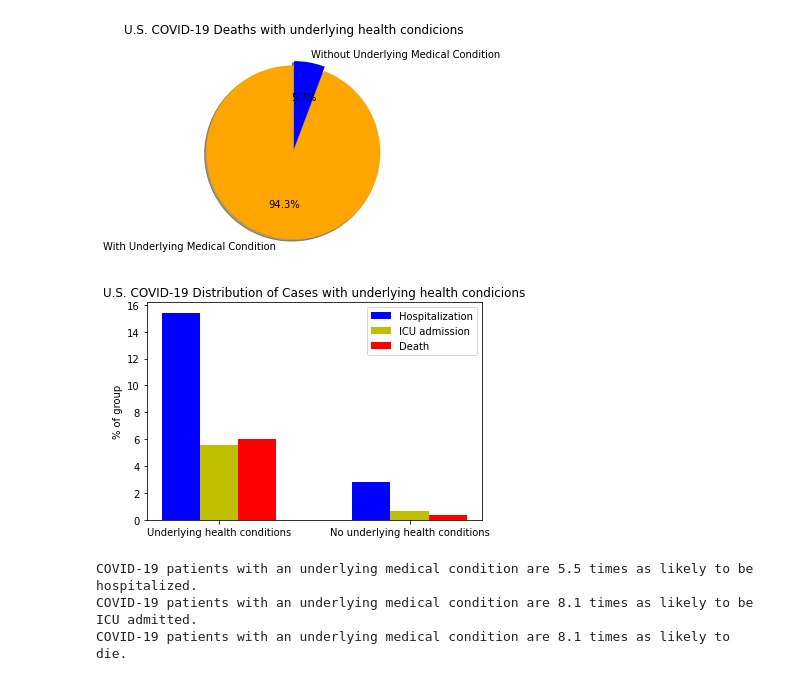
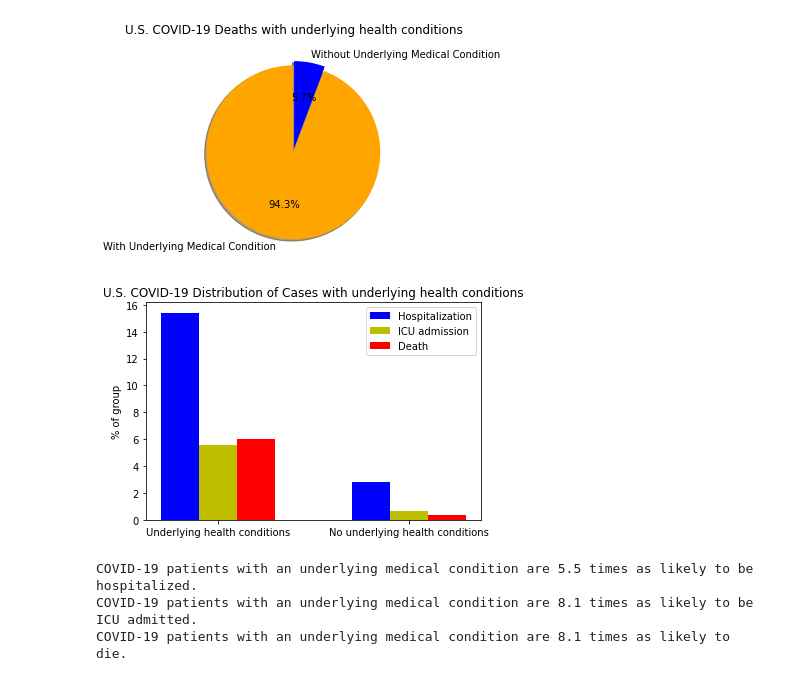
Before and after one commit to hjfeldy/Covid, a Jupyter notebook: Presentation Notebook.ipynb, the cells around one changed output. Saved outputs shown, nothing was run; the diff lists cells and outputs as text; code cells hidden in the pictures.

```diff
--- a/Presentation Notebook.ipynb
+++ b/Presentation Notebook.ipynb
@@ -488,31 +488,31 @@ plt.show()
 # %% [output]
 [figure]
 # %%
-### Bar plot of distribution of COVID-19 Risk with underlying health condicions.
+### Bar plot of distribution of COVID-19 Risk with underlying health conditions.
 
-# Bar plot showing the distribution of COVID-19 Cases with underlying health condicions.
+# Bar plot showing the distribution of COVID-19 Cases with underlying health conditions.
 
 labels = ['Underlying health conditions', 'No underlying health conditions']
 y1 = med_cond_hospitalization_pct
 y2 = med_cond_icu_pct
 y3 = med_cond_death_pct
 
 x = np.arange(len(labels))  # the label locations
 width = 0.2
 
 
 fig, ax = plt.subplots()
 rects2 = ax.bar(x - width, y1, width, label='Hospitalization', color='b')
 rects3 = ax.bar(x , y2, width, label='ICU admission', color='y')
 rects4 = ax.bar(x + width, y3, width, label='Death', color='r')
 ax.set_ylabel('% of group')
-ax.set_title('U.S. COVID-19 Distribution of Cases with underlying health condicions')
+ax.set_title('U.S. COVID-19 Distribution of Cases with underlying health conditions')
 ax.set_xticks(x)
 ax.set_xticklabels(labels, rotation='horizontal')
 ax.legend()
 
 plt.savefig('Images/US_Covid_distribution_of_cases_with_medcond.png')
 plt.show()
 # %% [output]
-[figure, old version]
+[figure, new version]
 # %%
```
Also changed, not shown: parts of 7 cells of this notebook, 5 other files.
